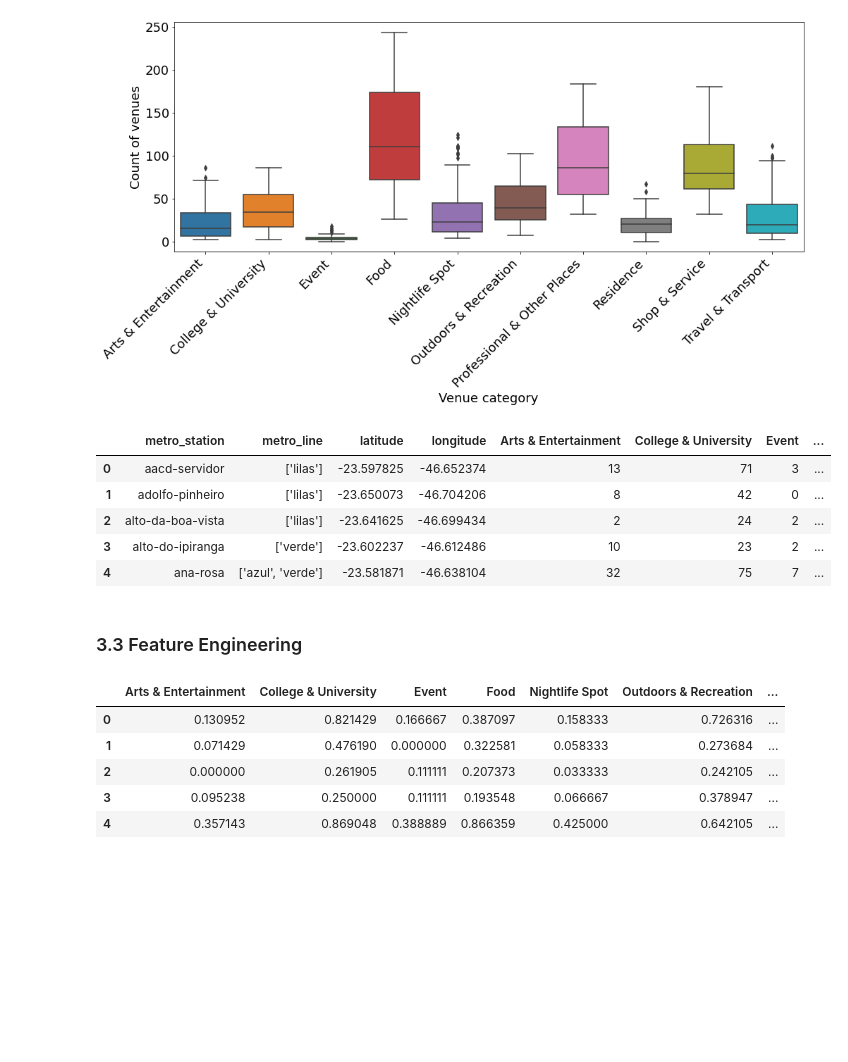
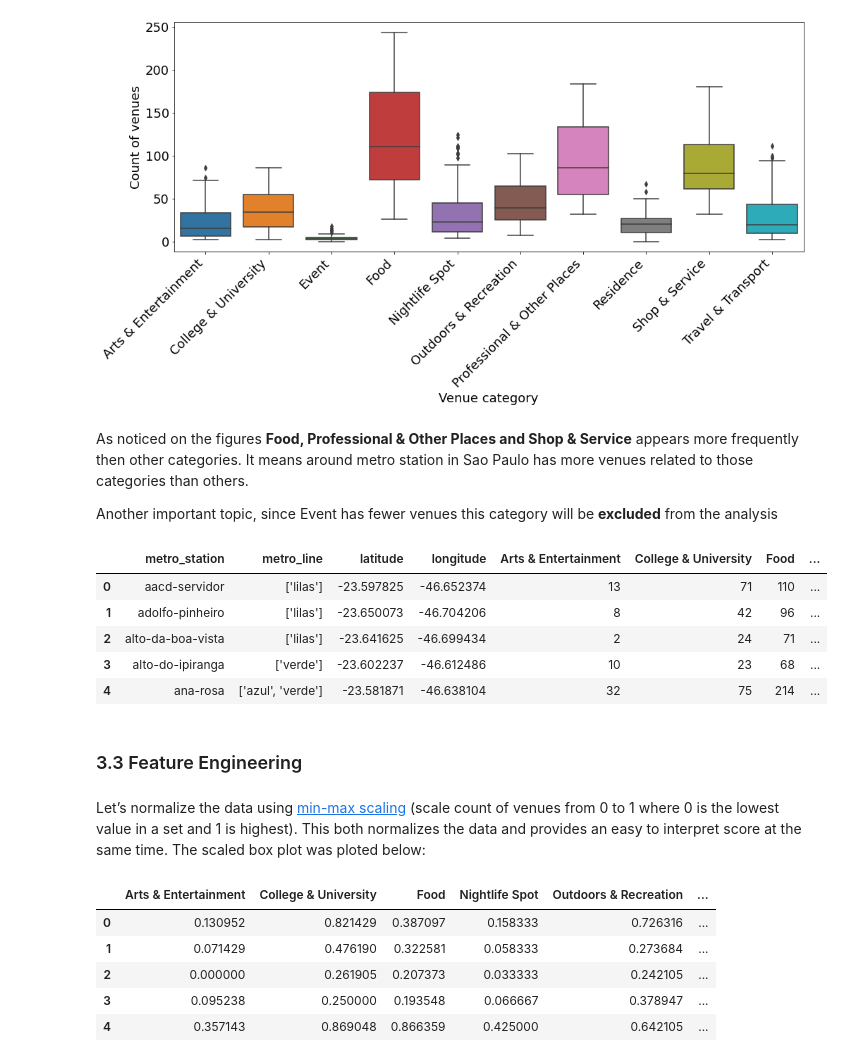
Before and after one commit to felipetestaaa/ml-sao-paulo-subway-clustering, a Jupyter notebook: notebook/SaoPauloClustering.ipynb, the cells around one changed output. Saved outputs shown, nothing was run; the diff lists cells and outputs as text; code cells hidden in the pictures; blank space fills up the shorter version.

```diff
--- a/notebook/SaoPauloClustering.ipynb
+++ b/notebook/SaoPauloClustering.ipynb
@@ -324,23 +324,32 @@ plt.xticks(rotation=45, ha='right')
 plt.show()
 # %% [output]
 [figure]
+# %% [markdown]
+As noticed on the figures **Food, Professional & Other Places and Shop & Service** appears more frequently then other categories. It means around metro station in Sao Paulo has more venues related to those categories than others.
+
+Another important topic, since Event has fewer venues this category will be **excluded** from the analysis
 # %%
 df = pd.pivot_table(metro_venues
                     , index=['metro_station', 'metro_line','latitude', 'longitude']
                     , columns='category_name'
                     , values='venues', ).reset_index()
 
+# Excluding Event Category from the analysis
+df = df.drop(columns='Event')
+
 df = df.rename_axis(None, axis=1)
 df.head()
 # %% [output]
-|  | metro_station | metro_line | latitude | longitude | Arts & Entertainment | College & University | Event | ... |
-| 0 | aacd-servidor | ['lilas'] | -23.597825 | -46.652374 | 13 | 71 | 3 | ... |
-| 1 | adolfo-pinheiro | ['lilas'] | -23.650073 | -46.704206 | 8 | 42 | 0 | ... |
-| 2 | alto-da-boa-vista | ['lilas'] | -23.641625 | -46.699434 | 2 | 24 | 2 | ... |
-| 3 | alto-do-ipiranga | ['verde'] | -23.602237 | -46.612486 | 10 | 23 | 2 | ... |
-| 4 | ana-rosa | ['azul', 'verde'] | -23.581871 | -46.638104 | 32 | 75 | 7 | ... |
+|  | metro_station | metro_line | latitude | longitude | Arts & Entertainment | College & University | Food | ... |
+| 0 | aacd-servidor | ['lilas'] | -23.597825 | -46.652374 | 13 | 71 | 110 | ... |
+| 1 | adolfo-pinheiro | ['lilas'] | -23.650073 | -46.704206 | 8 | 42 | 96 | ... |
+| 2 | alto-da-boa-vista | ['lilas'] | -23.641625 | -46.699434 | 2 | 24 | 71 | ... |
+| 3 | alto-do-ipiranga | ['verde'] | -23.602237 | -46.612486 | 10 | 23 | 68 | ... |
+| 4 | ana-rosa | ['azul', 'verde'] | -23.581871 | -46.638104 | 32 | 75 | 214 | ... |
 # %% [markdown]
 ### 3.3 Feature Engineering
+# %% [markdown]
+Let’s normalize the data using [min-max scaling](https://en.wikipedia.org/wiki/Feature_scaling#Rescaling_(min-max_normalization)) (scale count of venues from 0 to 1 where 0 is the lowest value in a set and 1 is highest). This both normalizes the data and provides an easy to interpret score at the same time. The scaled box plot was ploted below:
 # %%
 cluster_dataset = df.iloc[:,4:]
 category_list = cluster_dataset.columns
@@ -352,12 +361,12 @@ cluster_dataset.columns = category_list
 cluster_dataset = cluster_dataset.reset_index(drop=True)
 cluster_dataset.head()
 # %% [output]
-|  | Arts & Entertainment | College & University | Event | Food | Nightlife Spot | Outdoors & Recreation | ... |
-| 0 | 0.130952 | 0.821429 | 0.166667 | 0.387097 | 0.158333 | 0.726316 | ... |
-| 1 | 0.071429 | 0.476190 | 0.000000 | 0.322581 | 0.058333 | 0.273684 | ... |
-| 2 | 0.000000 | 0.261905 | 0.111111 | 0.207373 | 0.033333 | 0.242105 | ... |
-| 3 | 0.095238 | 0.250000 | 0.111111 | 0.193548 | 0.066667 | 0.378947 | ... |
-| 4 | 0.357143 | 0.869048 | 0.388889 | 0.866359 | 0.425000 | 0.642105 | ... |
+|  | Arts & Entertainment | College & University | Food | Nightlife Spot | Outdoors & Recreation | ... |
+| 0 | 0.130952 | 0.821429 | 0.387097 | 0.158333 | 0.726316 | ... |
+| 1 | 0.071429 | 0.476190 | 0.322581 | 0.058333 | 0.273684 | ... |
+| 2 | 0.000000 | 0.261905 | 0.207373 | 0.033333 | 0.242105 | ... |
+| 3 | 0.095238 | 0.250000 | 0.193548 | 0.066667 | 0.378947 | ... |
+| 4 | 0.357143 | 0.869048 | 0.866359 | 0.425000 | 0.642105 | ... |
 # %%
 plt.figure(figsize=(16, 6))
 
```
Also changed, not shown: parts of 46 cells of this notebook, 1 other file.
